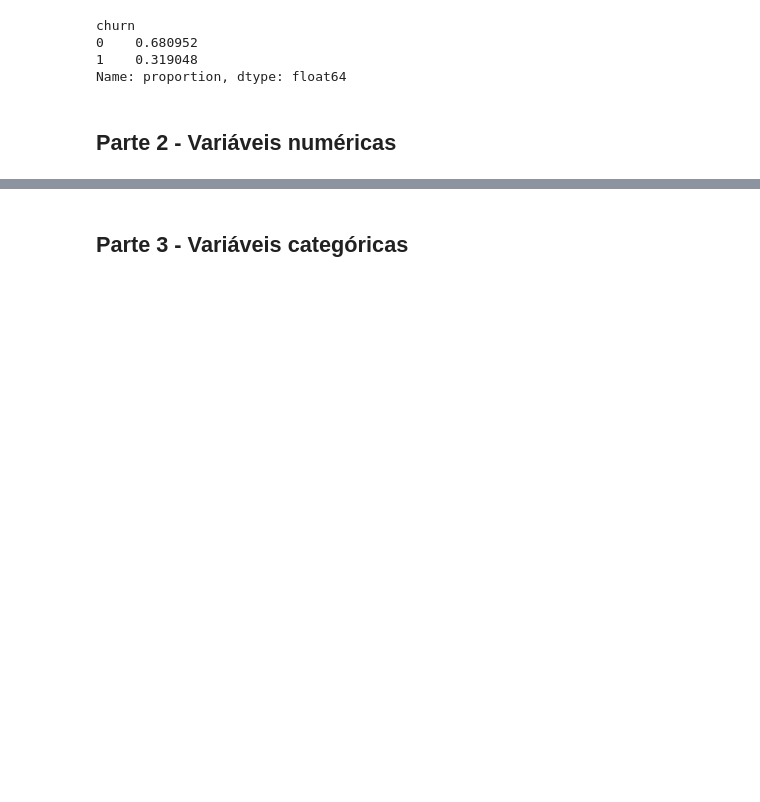
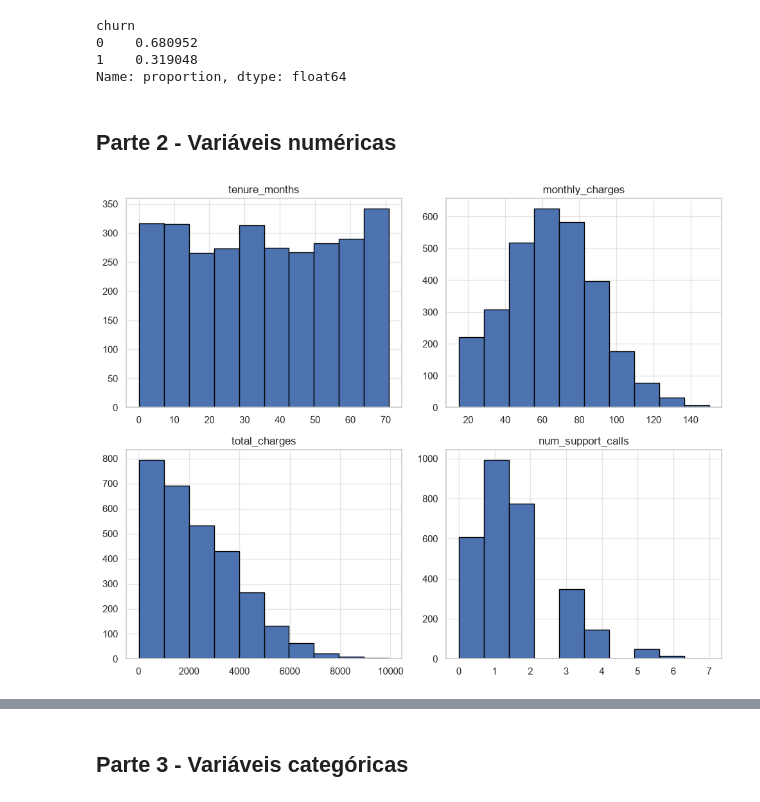
Before and after one commit to umdevaprendiz/churn-prediction-ml, a Jupyter notebook: notebooks/eda.ipynb, the cells around one changed output, grey strips where cells are left out. Cells and saved outputs as stored; diff of their text form; code cells hidden in the pictures; blank space fills up the shorter version.

```diff
--- a/notebooks/eda.ipynb
+++ b/notebooks/eda.ipynb
@@ -68,6 +68,13 @@ Name: proportion, dtype: float64
 # %%
 numeric_cols = ["tenure_months", "monthly_charges", "total_charges", "num_support_calls"]
 
 # TODO (2.1): um histograma para cada coluna em numeric_cols
+
+df[numeric_cols].hist(bins=10, figsize=(10, 8), edgecolor="black")
+
+plt.tight_layout()
+plt.show()
+# %% [output]
+[figure, added]
 # %%
 # TODO (2.2): um boxplot de cada coluna numérica separado por churn
```
Also changed, not shown: parts of 2 cells of this notebook.
